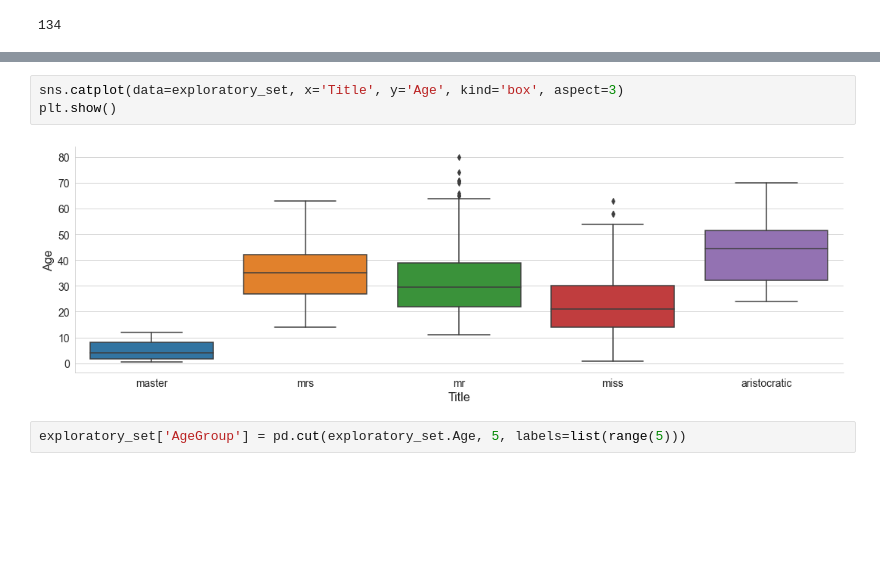
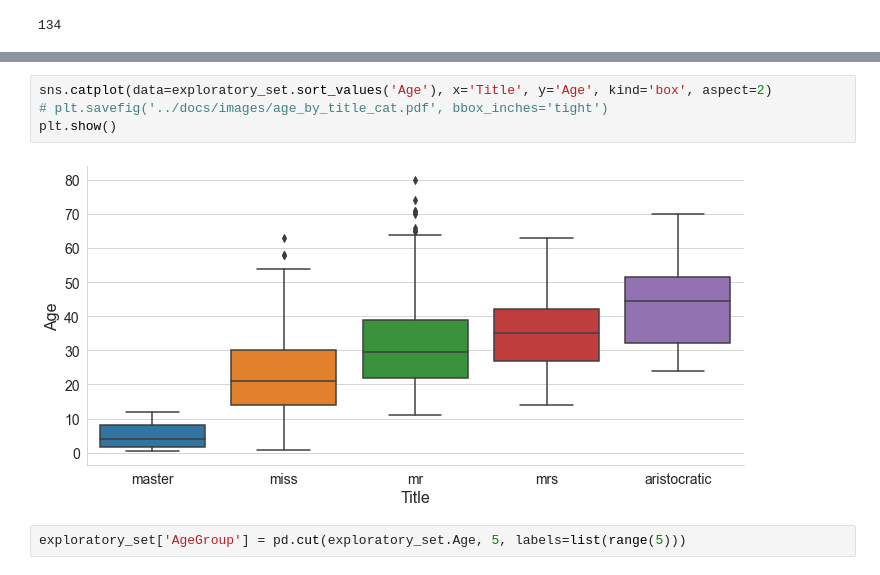
Before and after one commit to AlekseiBogachev/Titanic-Machine-Learning-from-Disaster, a Jupyter notebook: sources/Titanic-Machine-Learning-from-Disaster.ipynb, the cells around one changed output, grey strips where cells are left out. Saved outputs shown, nothing was run; the diff lists cells and outputs as text; blank space fills up the shorter version.

```diff
--- a/sources/Titanic-Machine-Learning-from-Disaster.ipynb
+++ b/sources/Titanic-Machine-Learning-from-Disaster.ipynb
@@ -679,8 +654,9 @@ plt.show()
 # %%
-sns.catplot(data=exploratory_set, x='Title', y='Age', kind='box', aspect=3)
+sns.catplot(data=exploratory_set.sort_values('Age'), x='Title', y='Age', kind='box', aspect=2)
+# plt.savefig('../docs/images/age_by_title_cat.pdf', bbox_inches='tight')
 plt.show()
 # %% [output]
-[figure, old version]
+[figure, new version]
 # %%
 exploratory_set['AgeGroup'] = pd.cut(exploratory_set.Age, 5, labels=list(range(5)))
 # %%
```
Also changed, not shown: parts of 26 cells of this notebook, 16 other files.
